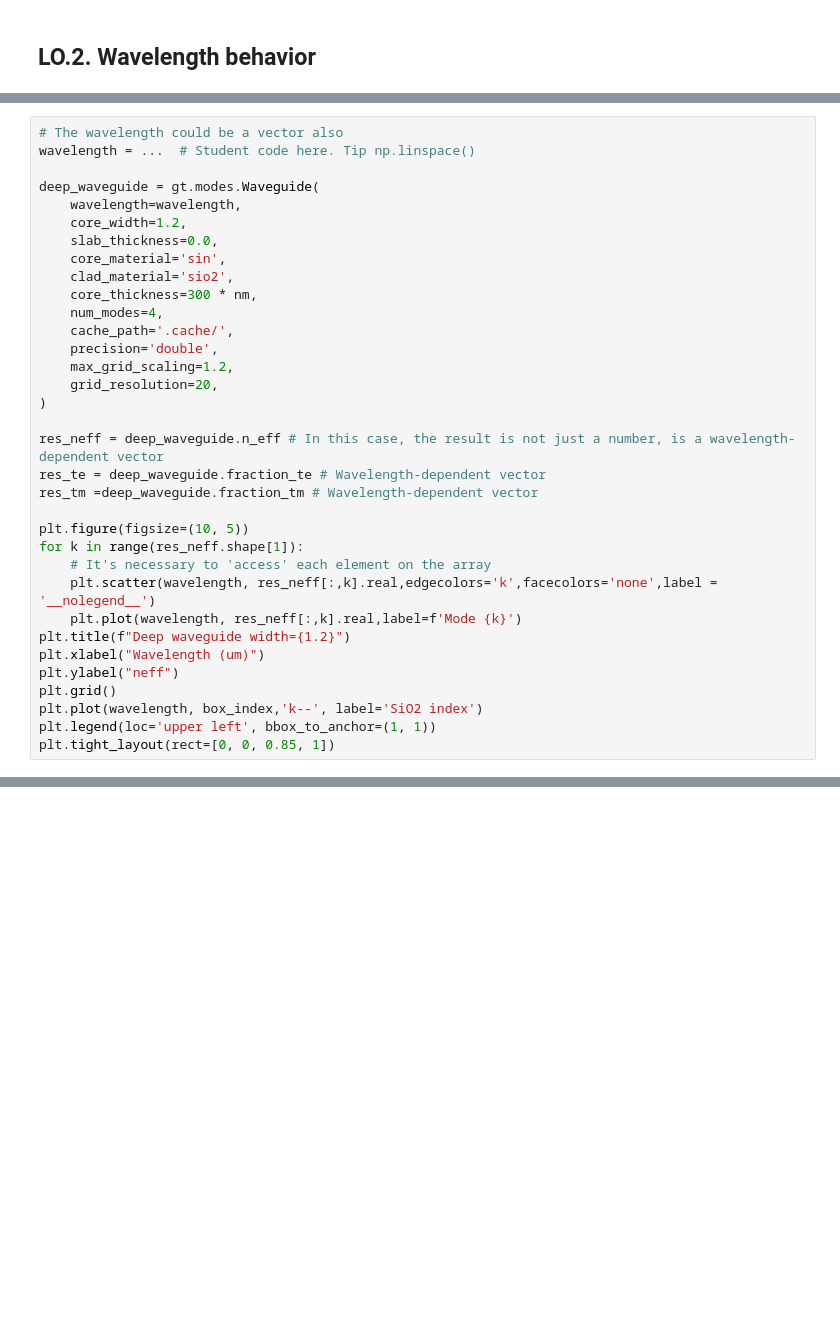
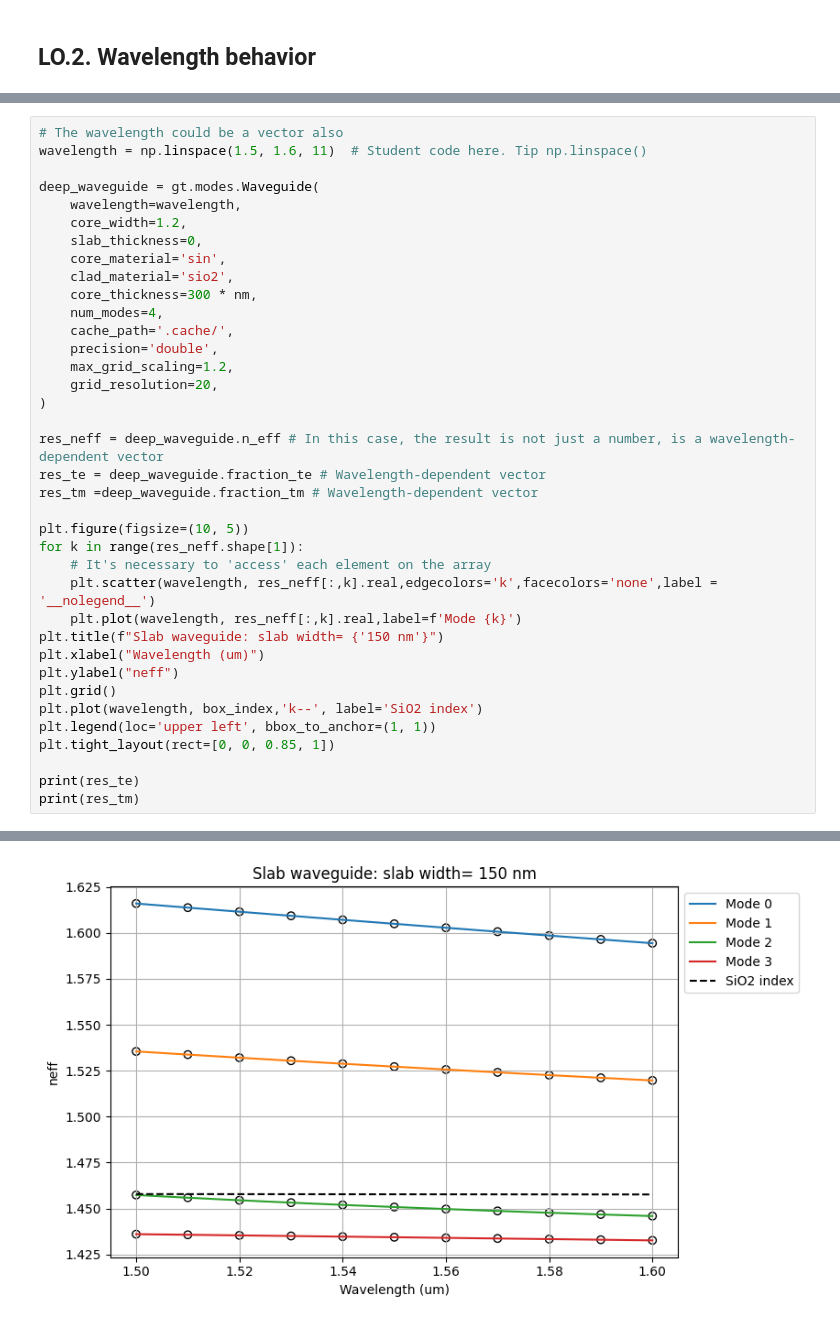
Before and after one commit to marcoscaranana/pic-upv-lab0, a Jupyter notebook: 010_MODESOLVER_Student.ipynb, the cells around one changed output, grey strips where cells are left out. Cells and saved outputs as stored; diff of their text form; blank space fills up the shorter version.

```diff
--- a/010_MODESOLVER_Student.ipynb
+++ b/010_MODESOLVER_Student.ipynb
@@ -146,11 +225,11 @@ These results are derived from a numerical method used to solve the EM problem,
 # %%
 # The wavelength could be a vector also
-wavelength = ...  # Student code here. Tip np.linspace()
+wavelength = np.linspace(1.5, 1.6, 11)  # Student code here. Tip np.linspace()
 
 deep_waveguide = gt.modes.Waveguide(
     wavelength=wavelength,
     core_width=1.2,
-    slab_thickness=0.0,
+    slab_thickness=0,
     core_material='sin',
     clad_material='sio2',
     core_thickness=300 * nm,
@@ -170,10 +249,14 @@ for k in range(res_neff.shape[1]):
     # It's necessary to 'access' each element on the array
     plt.scatter(wavelength, res_neff[:,k].real,edgecolors='k',facecolors='none',label = '__nolegend__')
     plt.plot(wavelength, res_neff[:,k].real,label=f'Mode {k}')
-plt.title(f"Deep waveguide width={1.2}")
+plt.title(f"Slab waveguide: slab width= {'150 nm'}")
 plt.xlabel("Wavelength (um)")
 plt.ylabel("neff")
 plt.grid()
 plt.plot(wavelength, box_index,'k--', label='SiO2 index')
 plt.legend(loc='upper left', bbox_to_anchor=(1, 1))
 plt.tight_layout(rect=[0, 0, 0.85, 1])
+
+print(res_te)
+print(res_tm)
+# %% [output]
@@ -179,0 +266 @@ plt.tight_layout(rect=[0, 0, 0.85, 1])
+[figure, added]
```
Also changed, not shown: parts of 15 cells of this notebook.
